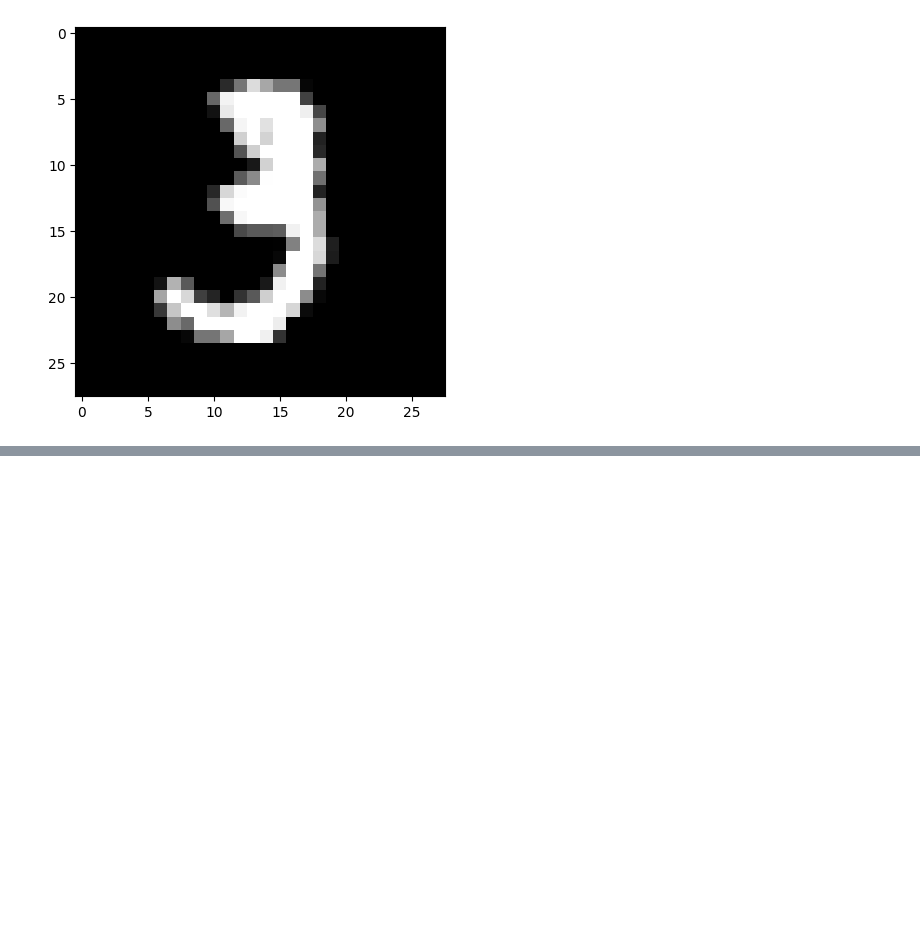
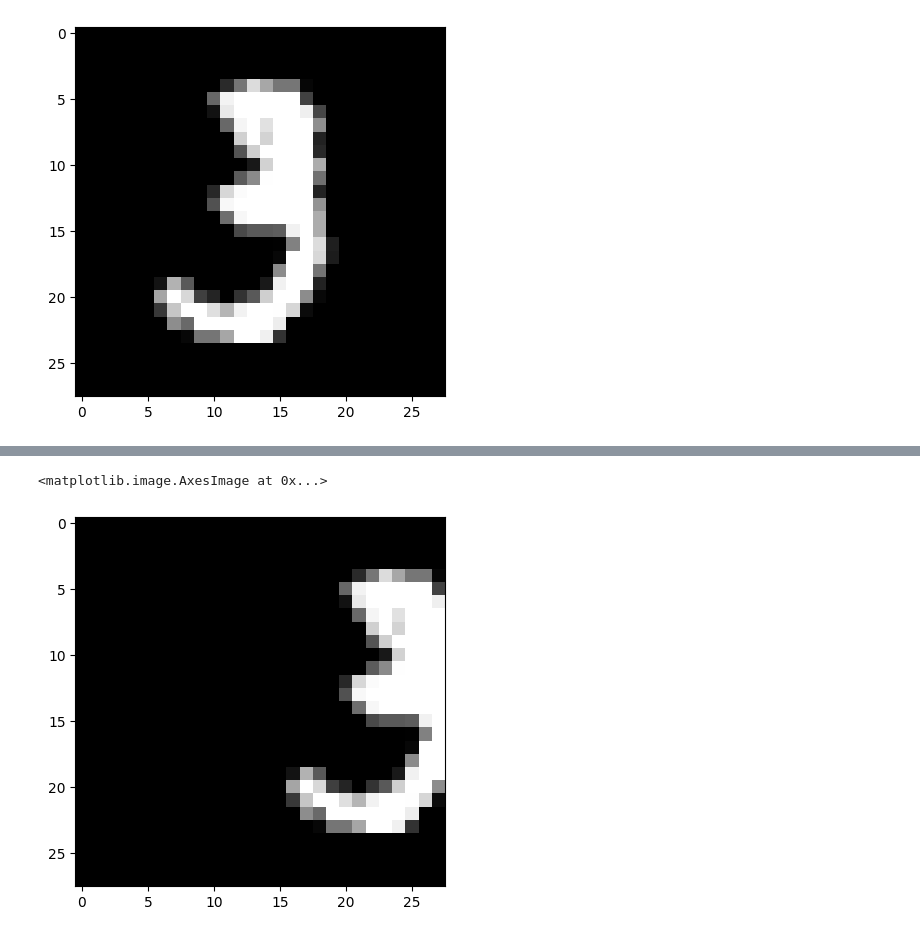
Before and after one commit to berkasin01/mnist_digit_classifier, a Jupyter notebook: mnist_cnn.ipynb, the cells around one changed output, grey strips where cells are left out. Cells and saved outputs as stored; diff of their text form; code cells hidden in the pictures; blank space fills up the shorter version.

```diff
--- a/mnist_cnn.ipynb
+++ b/mnist_cnn.ipynb
@@ -68,0 +89,8 @@ print(torchvision.__version__)
+# %%
+from scipy.ndimage import shift
+
+shifted_img = shift(img, shift=[0, 10])
+plt.imshow(shifted_img, cmap="gray")
+# %% [output]
+<matplotlib.image.AxesImage at 0x...>
+[figure, added]
```
Also changed, not shown: parts of 5 cells of this notebook.
